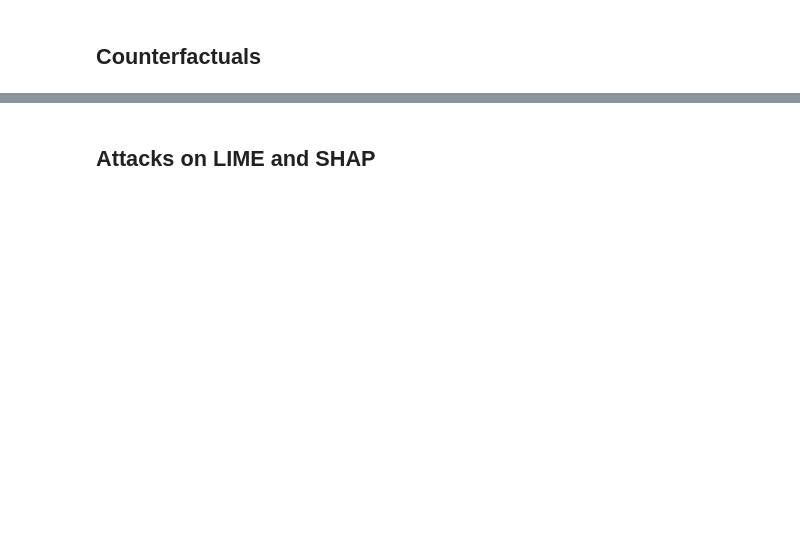
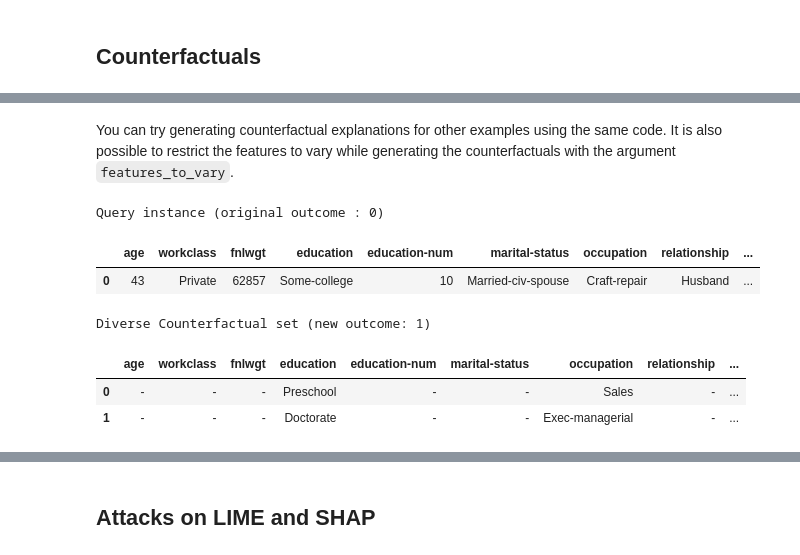
Before and after one commit to Affapple/ai_cyber_pratical_classes, a Jupyter notebook: src/0x_xai/xai.ipynb, the cells around one changed output, grey strips where cells are left out. Saved outputs shown, nothing was run; the diff lists cells and outputs as text; code cells hidden in the pictures; blank space fills up the shorter version.

```diff
--- a/src/0x_xai/xai.ipynb
+++ b/src/0x_xai/xai.ipynb
@@ -1103,0 +1338,18 @@ pd.DataFrame({'feature': list(changes_sorted.keys()), 'delta_std_units': list(ch
+# %% [markdown]
+You can try generating counterfactual explanations for other examples using the same code. It is also possible to restrict the features to vary while generating the counterfactuals with the argument `features_to_vary`.
+# %%
+# Changing only age and education
+e2 = exp.generate_counterfactuals(query_instance,
+                                  total_CFs=2,
+                                  desired_class="opposite",
+                                  features_to_vary=["education", "occupation"]
+                                  )
+e2.visualize_as_dataframe(show_only_changes=True)
+# %% [output]
+Query instance (original outcome : 0)
+|  | age | workclass | fnlwgt | education | education-num | marital-status | occupation | relationship | ... |
+| 0 | 43 | Private | 62857 | Some-college | 10 | Married-civ-spouse | Craft-repair | Husband | ... |
+Diverse Counterfactual set (new outcome: 1)
+|  | age | workclass | fnlwgt | education | education-num | marital-status | occupation | relationship | ... |
+| 0 | - | - | - | Preschool | - | - | Sales | - | ... |
+| 1 | - | - | - | Doctorate | - | - | Exec-managerial | - | ... |
```
Also changed, not shown: parts of 102 cells of this notebook, 2 other files.
